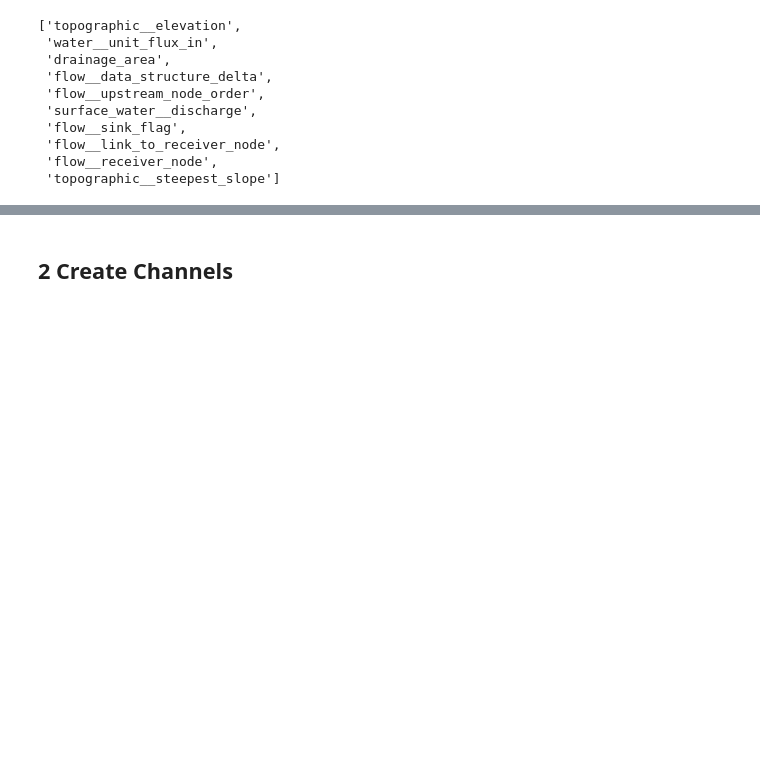
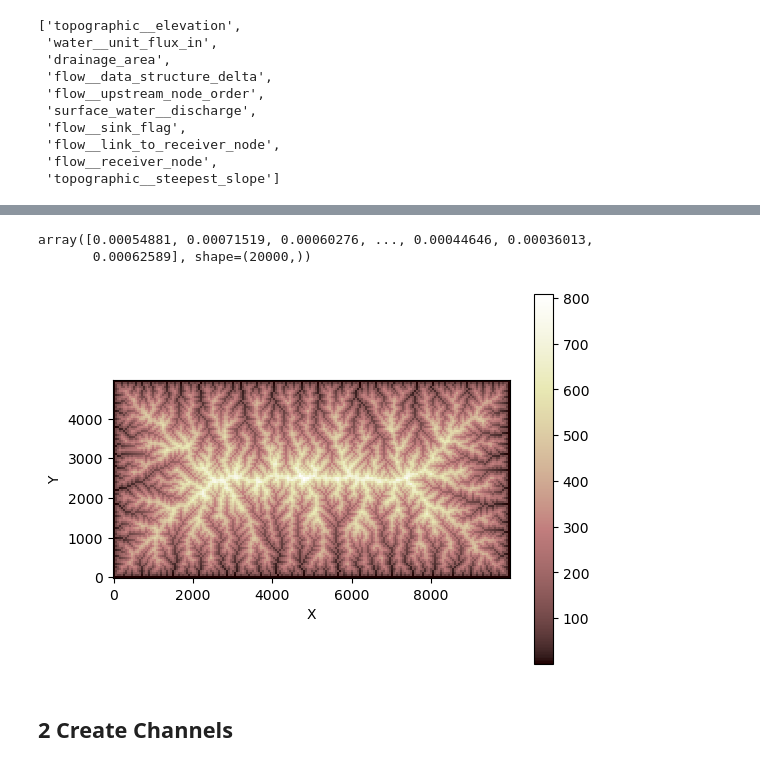
Before and after one commit to csdms-espin/ESPIn_2026_sed_flow, a Jupyter notebook: Draft_Mahir.ipynb, the cells around one changed output, grey strips where cells are left out. Saved outputs shown, nothing was run; the diff lists cells and outputs as text; code cells hidden in the pictures; blank space fills up the shorter version.

```diff
--- a/Draft_Mahir.ipynb
+++ b/Draft_Mahir.ipynb
@@ -128,3 +154,12 @@ Text(0.5, 1.0, 'log10 of drainage area, time = 1000000')
+# %%
+mg.at_node["topographic__elevation"]
+# %% [output]
+array([0.00054881, 0.00071519, 0.00060276, ..., 0.00044646, 0.00036013,
+       0.00062589], shape=(20000,))
+# %%
+imshow_grid(mg, "topographic__elevation")
+# %% [output]
+[figure, added]
 # %% [markdown]
 ## 2 Create Channels
 # %% [markdown]
```
Also changed, not shown: parts of 10 cells of this notebook, 1 other file.
